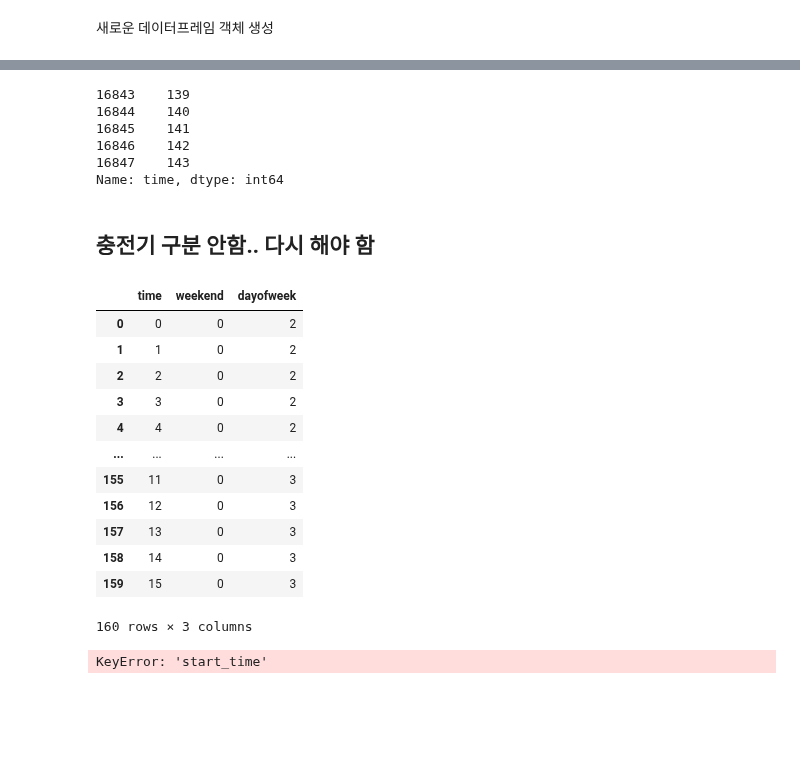
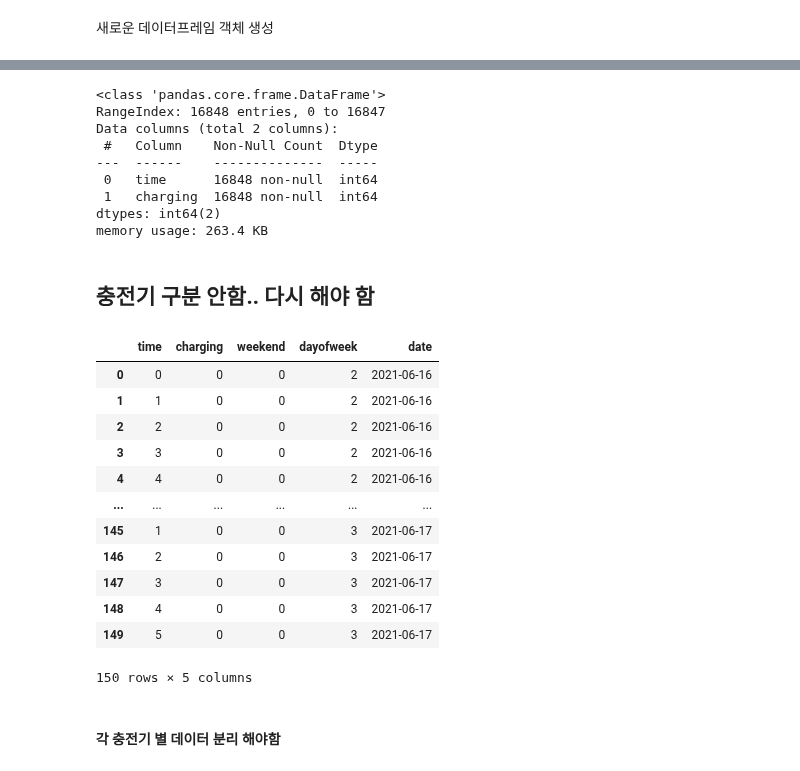
Before and after one commit to GGob2/DataAnalysis_EV_Charging, a Jupyter notebook: Seoul_Charging_dataset.ipynb, the cells around one changed output, grey strips where cells are left out. Saved outputs shown, nothing was run; the diff lists cells and outputs as text; code cells hidden in the pictures; blank space fills up the shorter version.

```diff
--- a/Seoul_Charging_dataset.ipynb
+++ b/Seoul_Charging_dataset.ipynb
@@ -185,50 +211,64 @@ memory usage: 478.7+ KB
 # %%
-df_2 = pd.DataFrame()
-df_2['time'] = [i for i in range(144)] * 117
-df_2['time'].tail()
+df_yg_2 = pd.DataFrame()
+df_yg_2['time'] = [i for i in range(144)] * 117
+df_yg_2['charging'] = [0 for i in range(144)] * 117
+df_yg_2.info()
 # %% [output]
-16843    139
-16844    140
-16845    141
-16846    142
-16847    143
-Name: time, dtype: int64
+<class 'pandas.core.frame.DataFrame'>
+RangeIndex: 16848 entries, 0 to 16847
+Data columns (total 2 columns):
+ #   Column    Non-Null Count  Dtype
+---  ------    --------------  -----
+ 0   time      16848 non-null  int64
+ 1   charging  16848 non-null  int64
+dtypes: int64(2)
+memory usage: 263.4 KB
 # %% [markdown]
 ## 충전기 구분 안함.. 다시 해야 함
 # %%
 # 시작 날짜(2021년 6월 16일 기준)으로 144개씩 데이터 구분 10분 주기 -> 10T
-date_range = pd.date_range('2021-06-16', periods=len(df_2['time']), freq='10T')
+date_range = pd.date_range('2021-06-16', periods=len(df_yg_2['time']), freq='10T')
 
 # 요일을 리턴
 day_of_week = date_range.dayofweek
 
 # 요일에 기반하여 5 이상인 경우 주말(1), 아닌경우 (0)
-df_2['weekend'] = (day_of_week >= 5).astype(int) # 1 : 주말 0: 평일
-df_2['dayofweek'] = day_of_week
+df_yg_2['weekend'] = (day_of_week >= 5).astype(int) # 1 : 주말 0: 평일
+df_yg_2['dayofweek'] = day_of_week
+df_yg_2['date'] = date_range.date
 
-df_2.head(160)
+df_yg_2.head(150)
 # %% [output]
-|  | time | weekend | dayofweek |
-| 0 | 0 | 0 | 2 |
-| 1 | 1 | 0 | 2 |
-| 2 | 2 | 0 | 2 |
-| 3 | 3 | 0 | 2 |
-| 4 | 4 | 0 | 2 |
-| ... | ... | ... | ... |
-| 155 | 11 | 0 | 3 |
-| 156 | 12 | 0 | 3 |
-| 157 | 13 | 0 | 3 |
-| 158 | 14 | 0 | 3 |
-| 159 | 15 | 0 | 3 |
+|  | time | charging | weekend | dayofweek | date |
+| 0 | 0 | 0 | 0 | 2 | 2021-06-16 |
+| 1 | 1 | 0 | 0 | 2 | 2021-06-16 |
+| 2 | 2 | 0 | 0 | 2 | 2021-06-16 |
+| 3 | 3 | 0 | 0 | 2 | 2021-06-16 |
+| 4 | 4 | 0 | 0 | 2 | 2021-06-16 |
+| ... | ... | ... | ... | ... | ... |
+| 145 | 1 | 0 | 0 | 3 | 2021-06-17 |
+| 146 | 2 | 0 | 0 | 3 | 2021-06-17 |
+| 147 | 3 | 0 | 0 | 3 | 2021-06-17 |
+| 148 | 4 | 0 | 0 | 3 | 2021-06-17 |
+| 149 | 5 | 0 | 0 | 3 | 2021-06-17 |
-160 rows × 3 columns
+150 rows × 5 columns
+# %% [markdown]
+#### 각 충전기 별 데이터 분리 해야함
 # %%
 # 하루를 10분 단위의 144개로 나누어, 충전 시작 시간에 맞게 할당 (y 구해야 함)
 def time_calculate(time):
-    hour, minute = time.split()[1].split(':')
-    total_minutes = int(hour) * 60 + int(minute)
-    time_interval = total_minutes // 10
-    return time_interval
+    time_obj = pd.to_datetime(time)
+    hour = time_obj.hour
+    minute = time_obj.minute
 
-df['time'] = df['start_time'].apply(time_calculate)
+    if hour == 0 and minute < 10:
+        return 0
+    elif hour == 23 and minute >= 50:
+        return 143
+    else:
+        time_in_minutes = hour * 60 + minute
+        return int(time_in_minutes / 10)
+
+
+df_yg['charging_start'] = df_yg['충전시작시간'].apply(time_calculate)
+df_yg['charging_end'] = df_yg['충전종료시간'].apply(time_calculate)
-# %% [output]
-KeyError: 'start_time'
```
Also changed, not shown: parts of 12 cells of this notebook.
